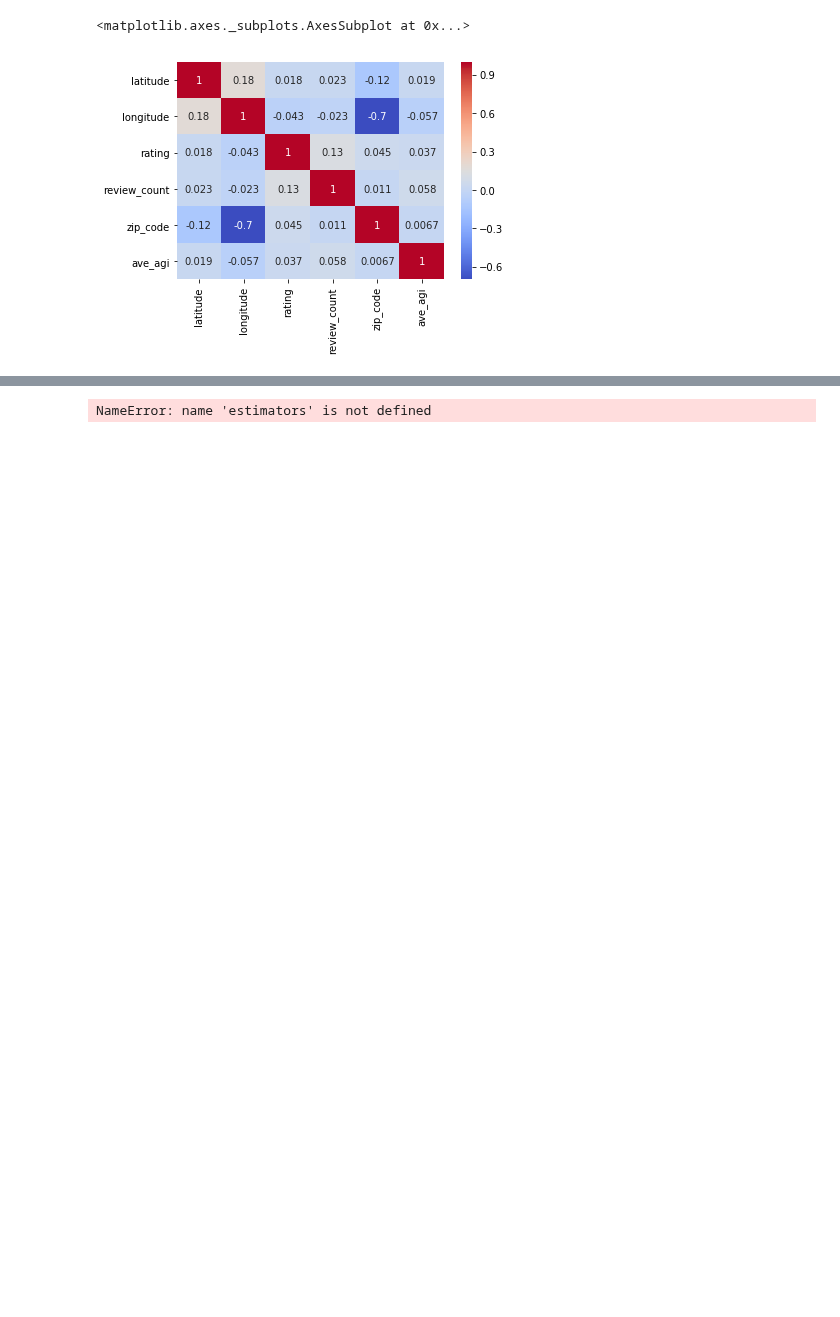
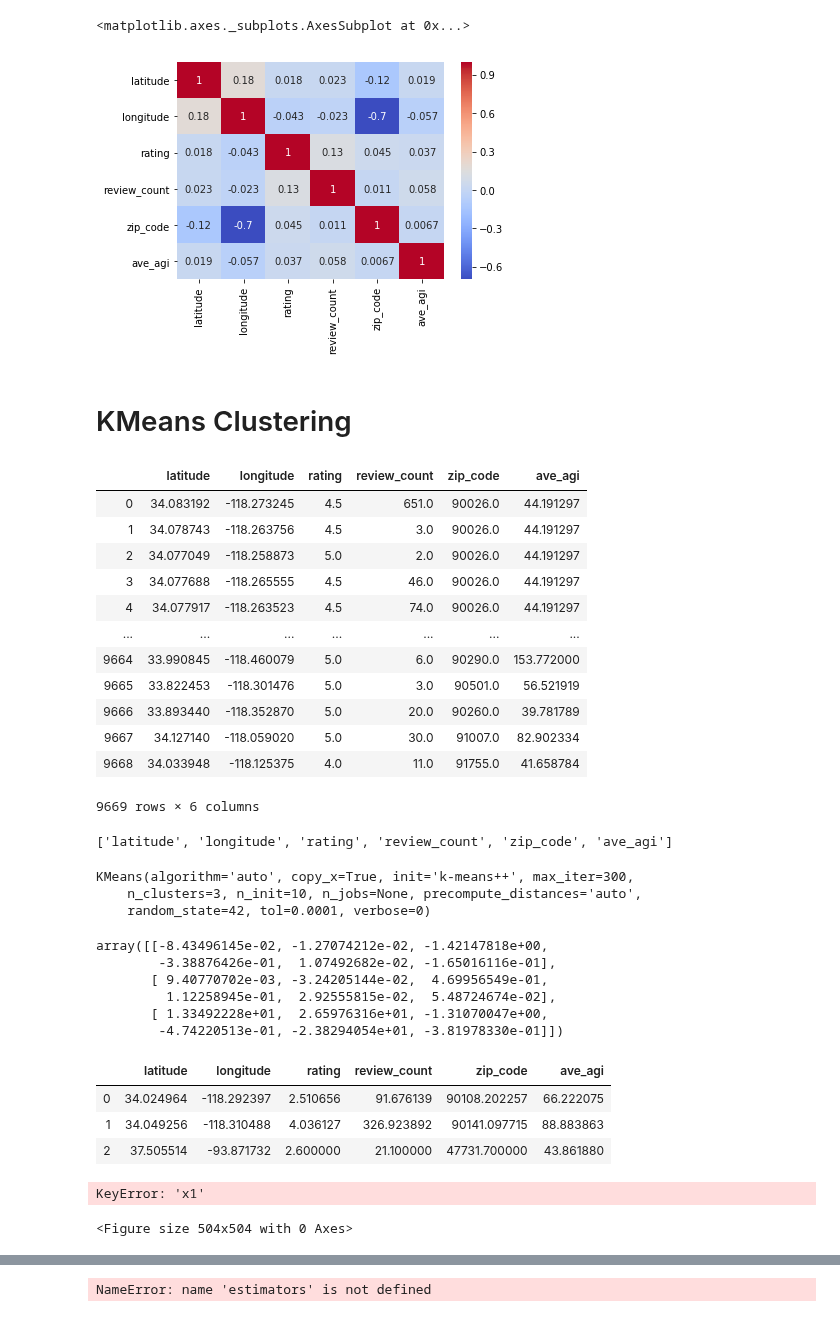
Before and after one commit to aejsong/Predicting-Neighborhood-Affluence-with-Yelp, a Jupyter notebook: Code/04 - Yelp Modeling.ipynb, the cells around one changed output, grey strips where cells are left out. Cells and saved outputs as stored; diff of their text form; code cells hidden in the pictures; blank space fills up the shorter version.

Commit message:
Starting KMeans Clustering in Modeling Notebook

```diff
--- a/Code/04 - Yelp Modeling.ipynb
+++ b/Code/04 - Yelp Modeling.ipynb
@@ -54,3 +56,21 @@ sns.heatmap(df.corr(),
 # %% [output]
 <matplotlib.axes._subplots.AxesSubplot at 0x...>
 [figure]
+# %% [markdown]
+# KMeans Clustering
+# %%
+df._get_numeric_data()
+# %% [output]
+|  | latitude | longitude | rating | review_count | zip_code | ave_agi |
+| 0 | 34.083192 | -118.273245 | 4.5 | 651.0 | 90026.0 | 44.191297 |
+| 1 | 34.078743 | -118.263756 | 4.5 | 3.0 | 90026.0 | 44.191297 |
+| 2 | 34.077049 | -118.258873 | 5.0 | 2.0 | 90026.0 | 44.191297 |
+| 3 | 34.077688 | -118.265555 | 4.5 | 46.0 | 90026.0 | 44.191297 |
+| 4 | 34.077917 | -118.263523 | 4.5 | 74.0 | 90026.0 | 44.191297 |
+| ... | ... | ... | ... | ... | ... | ... |
+| 9664 | 33.990845 | -118.460079 | 5.0 | 6.0 | 90290.0 | 153.772000 |
+| 9665 | 33.822453 | -118.301476 | 5.0 | 3.0 | 90501.0 | 56.521919 |
+| 9666 | 33.893440 | -118.352870 | 5.0 | 20.0 | 90260.0 | 39.781789 |
+| 9667 | 34.127140 | -118.059020 | 5.0 | 30.0 | 91007.0 | 82.902334 |
+| 9668 | 34.033948 | -118.125375 | 4.0 | 11.0 | 91755.0 | 41.658784 |
+9669 rows × 6 columns
@@ -56,0 +83,14 @@ sns.heatmap(df.corr(),
+# %%
+columns_ls
+# %% [output]
+['latitude', 'longitude', 'rating', 'review_count', 'zip_code', 'ave_agi']
+# %%
+# KMeans Clustering - Testing
+
+km = KMeans(n_clusters=3,
+           random_state=42)
+km.fit(X)
+# %% [output]
+KMeans(algorithm='auto', copy_x=True, init='k-means++', max_iter=300,
+    n_clusters=3, n_init=10, n_jobs=None, precompute_distances='auto',
+    random_state=42, tol=0.0001, verbose=0)
@@ -56,0 +101,48 @@ sns.heatmap(df.corr(),
+# %%
+# Cluster Centers
+
+km.cluster_centers_
+# %% [output]
+array([[-8.43496145e-02, -1.27074212e-02, -1.42147818e+00,
+        -3.38876426e-01,  1.07492682e-02, -1.65016116e-01],
+       [ 9.40770702e-03, -3.24205144e-02,  4.69956549e-01,
+         1.12258945e-01,  2.92555815e-02,  5.48724674e-02],
+       [ 1.33492228e+01,  2.65976316e+01, -1.31070047e+00,
+        -4.74220513e-01, -2.38294054e+01, -3.81978330e-01]])
+# %%
+centroids = pd.DataFrame(
+    sc.inverse_transform(km.cluster_centers_),
+    columns = [columns_ls]
+)
+
+centroids
+# %% [output]
+|  | latitude | longitude | rating | review_count | zip_code | ave_agi |
+| 0 | 34.024964 | -118.292397 | 2.510656 | 91.676139 | 90108.202257 | 66.222075 |
+| 1 | 34.049256 | -118.310488 | 4.036127 | 326.923892 | 90141.097715 | 88.883863 |
+| 2 | 37.505514 | -93.871732 | 2.600000 | 21.100000 | 47731.700000 | 43.861880 |
+# %%
+# Visualizing Clusters
+
+plt.figure(figsize=(7,7));
+
+## Plot scatter by cluster / color, and centroids
+colors = ["red", "green", "blue"]
+df['color'] = df['cluster'].map(lambda p: colors[p])
+
+ax = df.plot(
+    kind="scatter",
+    x="x1", y="x2",
+    figsize=(10,8),
+    c = df['color']
+)
+
+centroids.plot(
+    kind="scatter",
+    x="x1", y="x2",
+    marker="*", c=["r", "g", "b"], s=550,
+    ax=ax
+);
+# %% [output]
+KeyError: 'x1'
+<Figure size 504x504 with 0 Axes>
```
Also changed, not shown: parts of 6 cells of this notebook.
